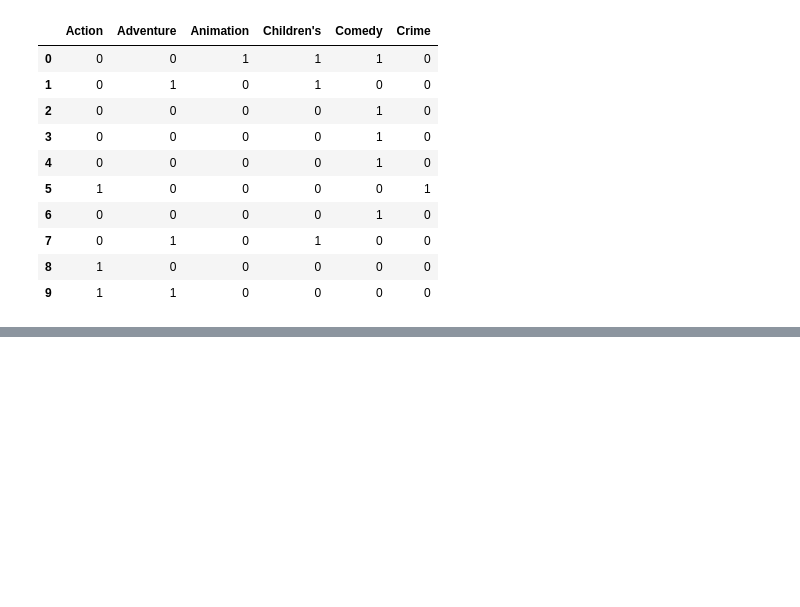
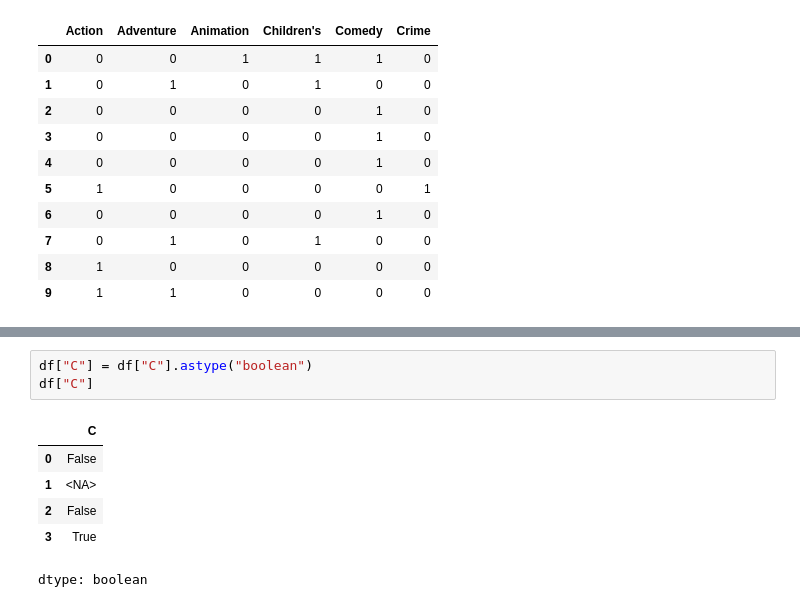
Before and after one commit to url-github/Pandas, a Jupyter notebook: 007_PywAD_Czyszczenie_i_przygotowywanie_danych.ipynb, the cells around one changed output, grey strips where cells are left out. Drawn from its saved outputs; the diff is of its cells as text; blank space fills up the shorter version.

```diff
--- a/007_PywAD_Czyszczenie_i_przygotowywanie_danych.ipynb
+++ b/007_PywAD_Czyszczenie_i_przygotowywanie_danych.ipynb
@@ -1262,0 +1104,10 @@ pd.options.display.max_rows = PREVIOUS_MAX_ROWS
+# %%
+df["C"] = df["C"].astype("boolean")
+df["C"]
+# %% [output]
+|  | C |
+| 0 | False |
+| 1 | <NA> |
+| 2 | False |
+| 3 | True |
+dtype: boolean
```
Also changed, not shown: parts of 169 cells of this notebook.
